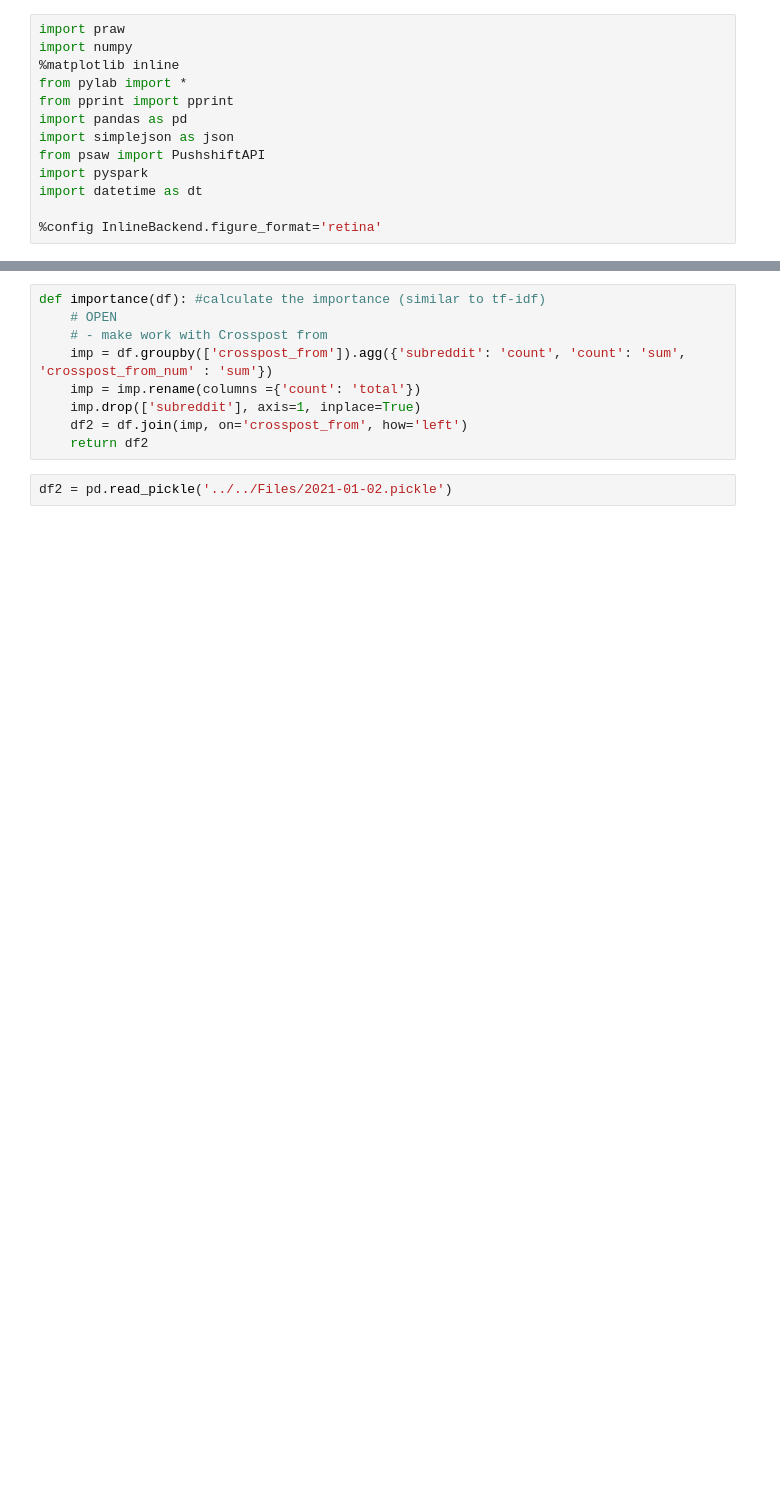
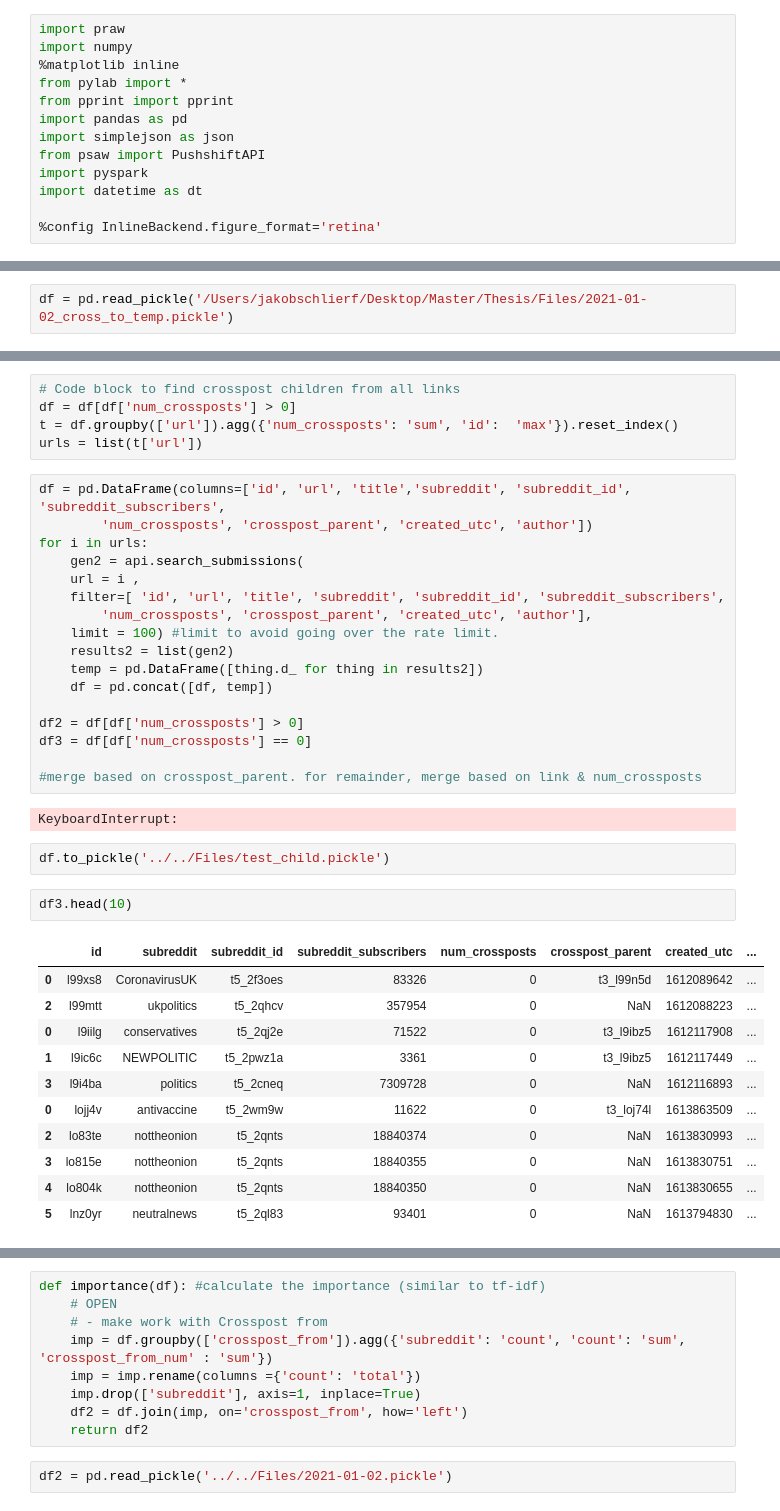
Before and after one commit to jvschlierf/networkthesis, a Jupyter notebook: Test_run/test.ipynb, the cells around one changed output, grey strips where cells are left out. Drawn from its saved outputs; the diff is of its cells as text; blank space fills up the shorter version.

Commit message:
split data pull & compute

```diff
--- a/Test_run/test.ipynb
+++ b/Test_run/test.ipynb
@@ -30,0 +29,2 @@ Version 7.5.0 of praw is outdated. Version 7.6.0 was released Tuesday May 10, 20
+# %%
+df = pd.read_pickle('/Users/jakobschlierf/Desktop/Master/Thesis/Files/2021-01-02_cross_to_temp.pickle')
@@ -30,0 +49,40 @@ Version 7.5.0 of praw is outdated. Version 7.6.0 was released Tuesday May 10, 20
+# %%
+# Code block to find crosspost children from all links
+df = df[df['num_crossposts'] > 0]
+t = df.groupby(['url']).agg({'num_crossposts': 'sum', 'id':  'max'}).reset_index()
+urls = list(t['url'])
+# %%
+df = pd.DataFrame(columns=['id', 'url', 'title','subreddit', 'subreddit_id', 'subreddit_subscribers',
+        'num_crossposts', 'crosspost_parent', 'created_utc', 'author'])
+for i in urls:
+    gen2 = api.search_submissions(
+    url = i ,
+    filter=[ 'id', 'url', 'title', 'subreddit', 'subreddit_id', 'subreddit_subscribers',
+        'num_crossposts', 'crosspost_parent', 'created_utc', 'author'],
+    limit = 100) #limit to avoid going over the rate limit.
+    results2 = list(gen2)
+    temp = pd.DataFrame([thing.d_ for thing in results2])
+    df = pd.concat([df, temp])
+
+df2 = df[df['num_crossposts'] > 0]
+df3 = df[df['num_crossposts'] == 0]
+
+#merge based on crosspost_parent. for remainder, merge based on link & num_crossposts
+# %% [output]
+KeyboardInterrupt:
+# %%
+df.to_pickle('../../Files/test_child.pickle')
+# %%
+df3.head(10)
+# %% [output]
+|  | id | subreddit | subreddit_id | subreddit_subscribers | num_crossposts | crosspost_parent | created_utc | ... |
+| 0 | l99xs8 | CoronavirusUK | t5_2f3oes | 83326 | 0 | t3_l99n5d | 1612089642 | ... |
+| 2 | l99mtt | ukpolitics | t5_2qhcv | 357954 | 0 | NaN | 1612088223 | ... |
+| 0 | l9iilg | conservatives | t5_2qj2e | 71522 | 0 | t3_l9ibz5 | 1612117908 | ... |
+| 1 | l9ic6c | NEWPOLITIC | t5_2pwz1a | 3361 | 0 | t3_l9ibz5 | 1612117449 | ... |
+| 3 | l9i4ba | politics | t5_2cneq | 7309728 | 0 | NaN | 1612116893 | ... |
+| 0 | lojj4v | antivaccine | t5_2wm9w | 11622 | 0 | t3_loj74l | 1613863509 | ... |
+| 2 | lo83te | nottheonion | t5_2qnts | 18840374 | 0 | NaN | 1613830993 | ... |
+| 3 | lo815e | nottheonion | t5_2qnts | 18840355 | 0 | NaN | 1613830751 | ... |
+| 4 | lo804k | nottheonion | t5_2qnts | 18840350 | 0 | NaN | 1613830655 | ... |
+| 5 | lnz0yr | neutralnews | t5_2ql83 | 93401 | 0 | NaN | 1613794830 | ... |
```
Also changed, not shown: parts of 12 cells of this notebook, 1 other file.
